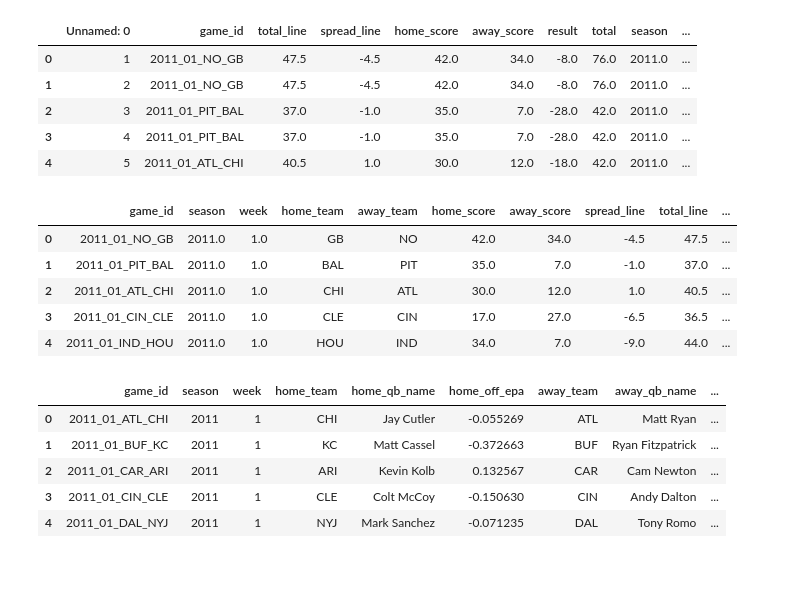
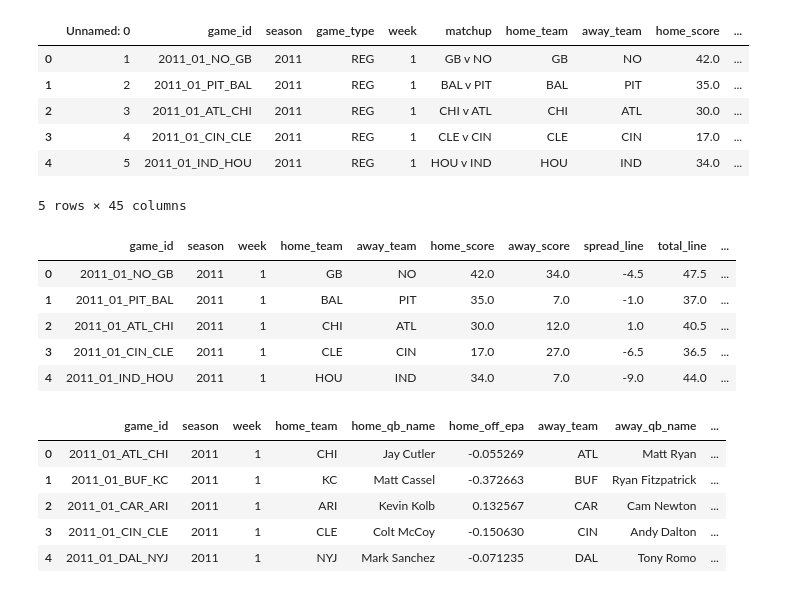
Before and after one commit to tcjurgens/NFL-Analytics-Project, a Jupyter notebook: machine learning/machine_learning.ipynb, the cells around one changed output. Cells and saved outputs as stored; diff of their text form; code cells hidden in the pictures.

```diff
--- a/machine learning/machine_learning.ipynb
+++ b/machine learning/machine_learning.ipynb
@@ -22,15 +22,16 @@ df.head()
 # %%
 data = df[['game_id','season','week','home_team','home_qb_name','home_off_epa','away_team','away_qb_name','away_off_epa','def_epa_home','def_epa_away']]
 # %%
-games_df = pd.read_csv('ML_epa_data.csv')
+games_df = pd.read_csv('/Users/tcjurgens/Documents/Data_Final_Project/NFL-Analytics-Project/lines_data/betting_info.csv')
 games_df.head()
 # %% [output]
-|  | Unnamed: 0 | game_id | total_line | spread_line | home_score | away_score | result | total | season | ... |
-| 0 | 1 | 2011_01_NO_GB | 47.5 | -4.5 | 42.0 | 34.0 | -8.0 | 76.0 | 2011.0 | ... |
-| 1 | 2 | 2011_01_NO_GB | 47.5 | -4.5 | 42.0 | 34.0 | -8.0 | 76.0 | 2011.0 | ... |
-| 2 | 3 | 2011_01_PIT_BAL | 37.0 | -1.0 | 35.0 | 7.0 | -28.0 | 42.0 | 2011.0 | ... |
-| 3 | 4 | 2011_01_PIT_BAL | 37.0 | -1.0 | 35.0 | 7.0 | -28.0 | 42.0 | 2011.0 | ... |
-| 4 | 5 | 2011_01_ATL_CHI | 40.5 | 1.0 | 30.0 | 12.0 | -18.0 | 42.0 | 2011.0 | ... |
+|  | Unnamed: 0 | game_id | season | game_type | week | matchup | home_team | away_team | home_score | ... |
+| 0 | 1 | 2011_01_NO_GB | 2011 | REG | 1 | GB v NO | GB | NO | 42.0 | ... |
+| 1 | 2 | 2011_01_PIT_BAL | 2011 | REG | 1 | BAL v PIT | BAL | PIT | 35.0 | ... |
+| 2 | 3 | 2011_01_ATL_CHI | 2011 | REG | 1 | CHI v ATL | CHI | ATL | 30.0 | ... |
+| 3 | 4 | 2011_01_CIN_CLE | 2011 | REG | 1 | CLE v CIN | CLE | CIN | 17.0 | ... |
+| 4 | 5 | 2011_01_IND_HOU | 2011 | REG | 1 | HOU v IND | HOU | IND | 34.0 | ... |
+5 rows × 45 columns
 # %%
 schedule = games_df[['game_id', 'season', 'week', 'home_team', 'away_team', 'home_score', 'away_score','spread_line','total_line', 'total']]\
 .drop_duplicates().reset_index(drop=True)\
@@ -38,11 +39,11 @@ schedule = games_df[['game_id', 'season', 'week', 'home_team', 'away_team', 'hom
 schedule.head()
 # %% [output]
 |  | game_id | season | week | home_team | away_team | home_score | away_score | spread_line | total_line | ... |
-| 0 | 2011_01_NO_GB | 2011.0 | 1.0 | GB | NO | 42.0 | 34.0 | -4.5 | 47.5 | ... |
-| 1 | 2011_01_PIT_BAL | 2011.0 | 1.0 | BAL | PIT | 35.0 | 7.0 | -1.0 | 37.0 | ... |
-| 2 | 2011_01_ATL_CHI | 2011.0 | 1.0 | CHI | ATL | 30.0 | 12.0 | 1.0 | 40.5 | ... |
-| 3 | 2011_01_CIN_CLE | 2011.0 | 1.0 | CLE | CIN | 17.0 | 27.0 | -6.5 | 36.5 | ... |
-| 4 | 2011_01_IND_HOU | 2011.0 | 1.0 | HOU | IND | 34.0 | 7.0 | -9.0 | 44.0 | ... |
+| 0 | 2011_01_NO_GB | 2011 | 1 | GB | NO | 42.0 | 34.0 | -4.5 | 47.5 | ... |
+| 1 | 2011_01_PIT_BAL | 2011 | 1 | BAL | PIT | 35.0 | 7.0 | -1.0 | 37.0 | ... |
+| 2 | 2011_01_ATL_CHI | 2011 | 1 | CHI | ATL | 30.0 | 12.0 | 1.0 | 40.5 | ... |
+| 3 | 2011_01_CIN_CLE | 2011 | 1 | CLE | CIN | 17.0 | 27.0 | -6.5 | 36.5 | ... |
+| 4 | 2011_01_IND_HOU | 2011 | 1 | HOU | IND | 34.0 | 7.0 | -9.0 | 44.0 | ... |
 # %%
 test_df = data.merge(schedule, on =['game_id','season','week','home_team','away_team'])
 test_df.head()
```
Also changed, not shown: parts of 8 cells of this notebook.
